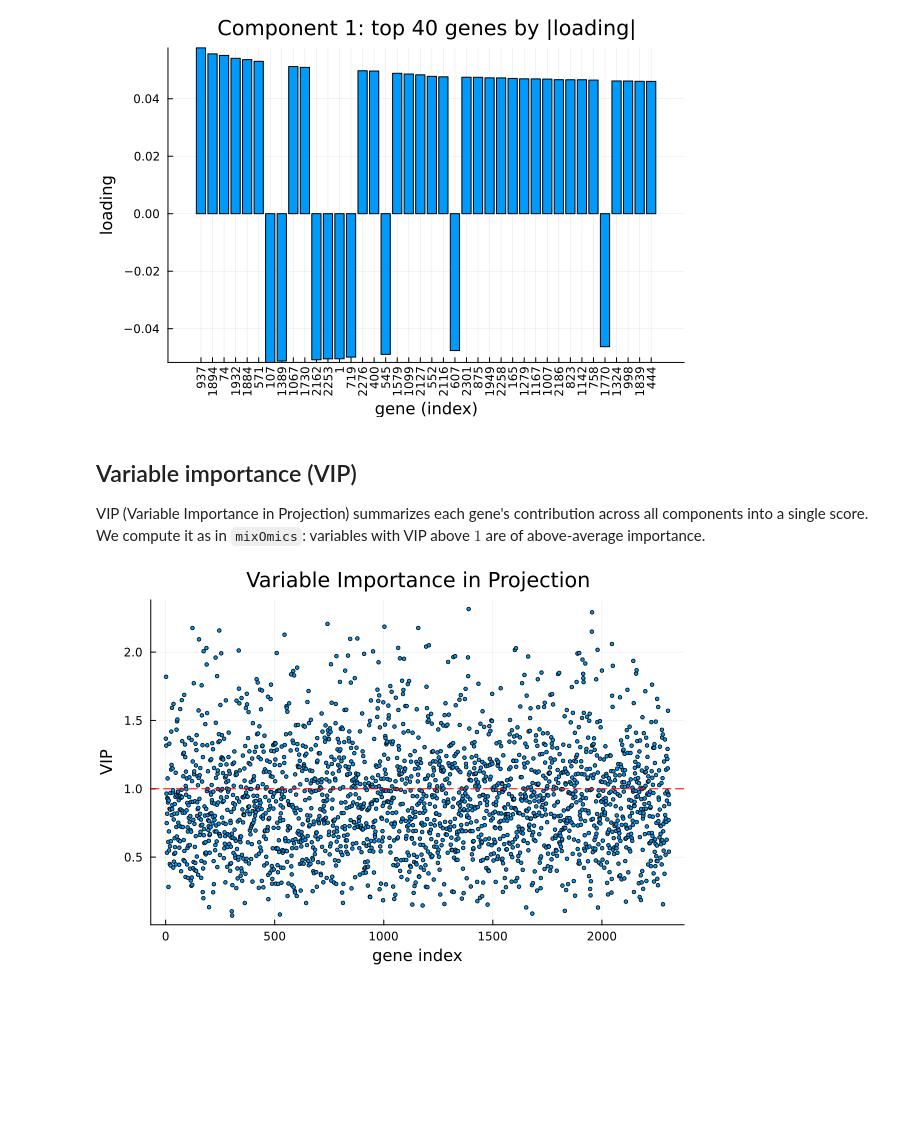
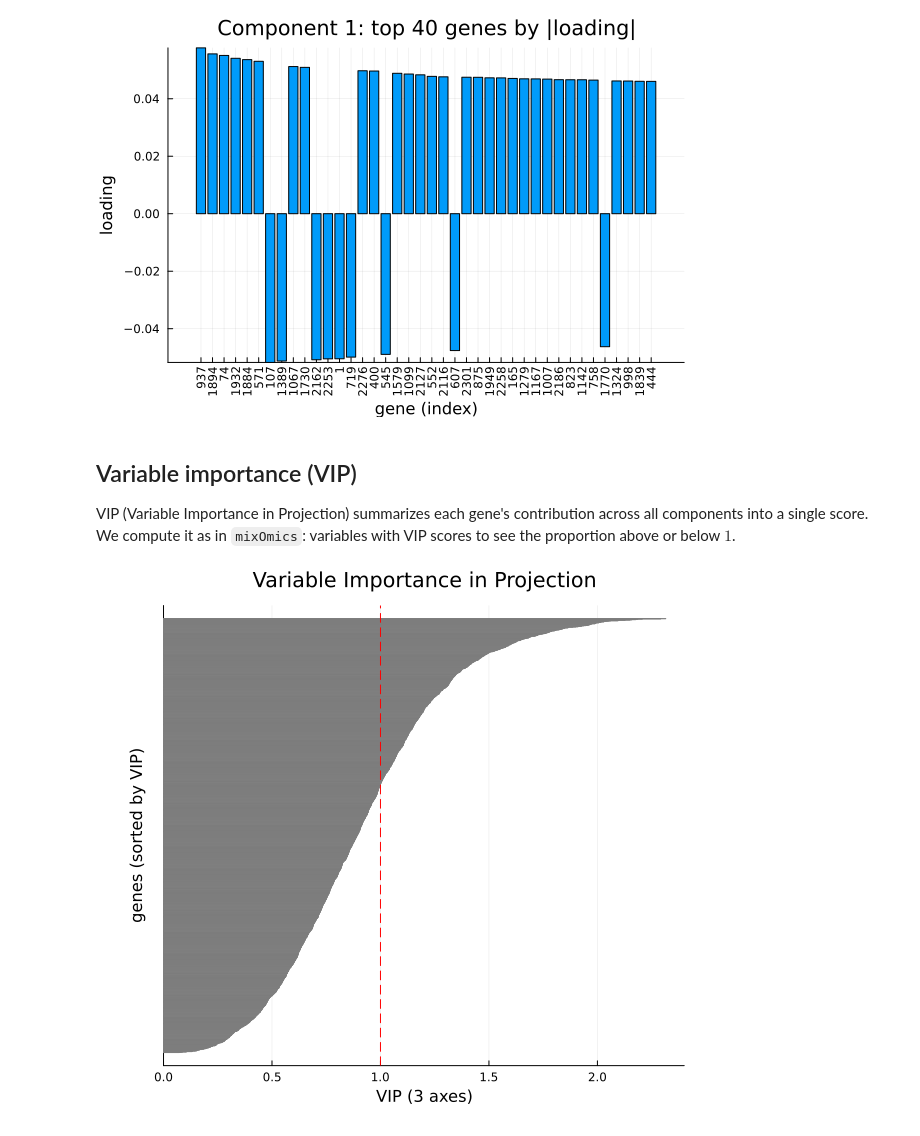
Before and after one commit to BanerjeeAbhisek/BigRiverEssence.jl, a Jupyter notebook: notebooks/plsda.ipynb, the cells around one changed output. Cells and saved outputs as stored; diff of their text form; code cells hidden in the pictures; blank space fills up the shorter version.

```diff
--- a/notebooks/plsda.ipynb
+++ b/notebooks/plsda.ipynb
@@ -85,30 +85,33 @@ bar(L1[sel]; xticks = (1:length(sel), string.(sel)), xrotation = 90,
 ## Variable importance (VIP)
 
 VIP (Variable Importance in Projection) summarizes each gene's contribution across all
-components into a single score. We compute it as in `mixOmics`: variables with VIP above
-$1$ are of above-average importance.
+components into a single score. We compute it as in `mixOmics`: variables with VIP scores to see the proportion above or below $1$.
 # %%
-function vip(m)
-    W = m.loadings_X
-    H = m.ncomp
-    Y = m.Y_dummy
-    p = size(W, 1)
-    VIP = zeros(p, H)
-    cor2 = reshape(cor(Y, m.variates_X).^2, size(Y, 2), H)
-    VIP[:, 1] .= W[:, 1].^2
-    for h in 2:H
-        Rd = vec(sum(cor2[:, 1:h], dims = 1))
-        VIP[:, h] = (W[:, 1:h].^2 * Rd) ./ sum(Rd)
-    end
-    return sqrt.(p .* VIP)
-end
 
-vip_final = vip(m)[:, end]           # cross-component VIP
+vip_final = vip(m)[:, end]                    # cross-component VIP (last column)
 
-scatter(vip_final; markersize = 2, legend = false,
-    xlabel = "gene index", ylabel = "VIP",
-    title = "Variable Importance in Projection")
-hline!([1.0], color = :red, linestyle = :dash)
+# --- all genes, sorted by VIP, thin horizontal bars ---
+ord  = sortperm(vip_final; rev = true)        # ALL genes, sorted high → low VIP
+vals = vip_final[ord]
+n    = length(vals)
+
+xhi = ceil(maximum(vals) * 10) / 10           # a bit above the largest VIP
+
+bar(
+    1:n, reverse(vals);                       # explicit (category, value) so orientation is unambiguous
+    orientation = :horizontal,
+    fillcolor = :black, linecolor = :grey,   # thin black bars
+    bar_width = 1.0,
+    yticks = false,                            # 2308 labels won't fit — hide them
+    legend = false,
+    xlims = (0, xhi),                          # VIP axis: 0 to ~2.4 (NOT the gene count)
+    xlabel = "VIP ($(m.ncomp) axes)",
+    ylabel = "genes (sorted by VIP)",
+    title = "Variable Importance in Projection",
+    left_margin = (10,:mm),
+    size = (600, 550)
+)
+vline!([1.0], color = :red, linestyle = :dash)   # threshold at VIP = 1
 # %% [output]
-[figure, old version]
+[figure, new version]
 # %% [markdown]
```
Also changed, not shown: parts of 3 cells of this notebook, 6 other files.
